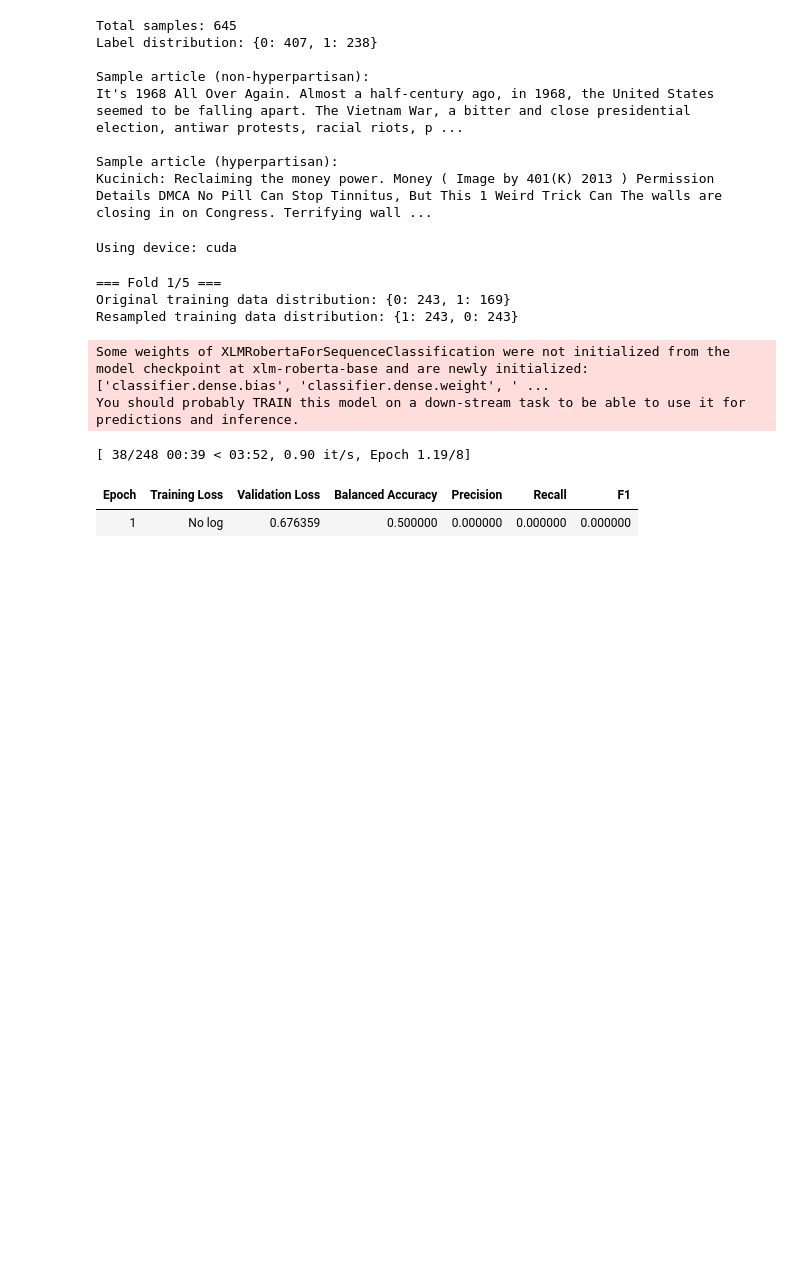
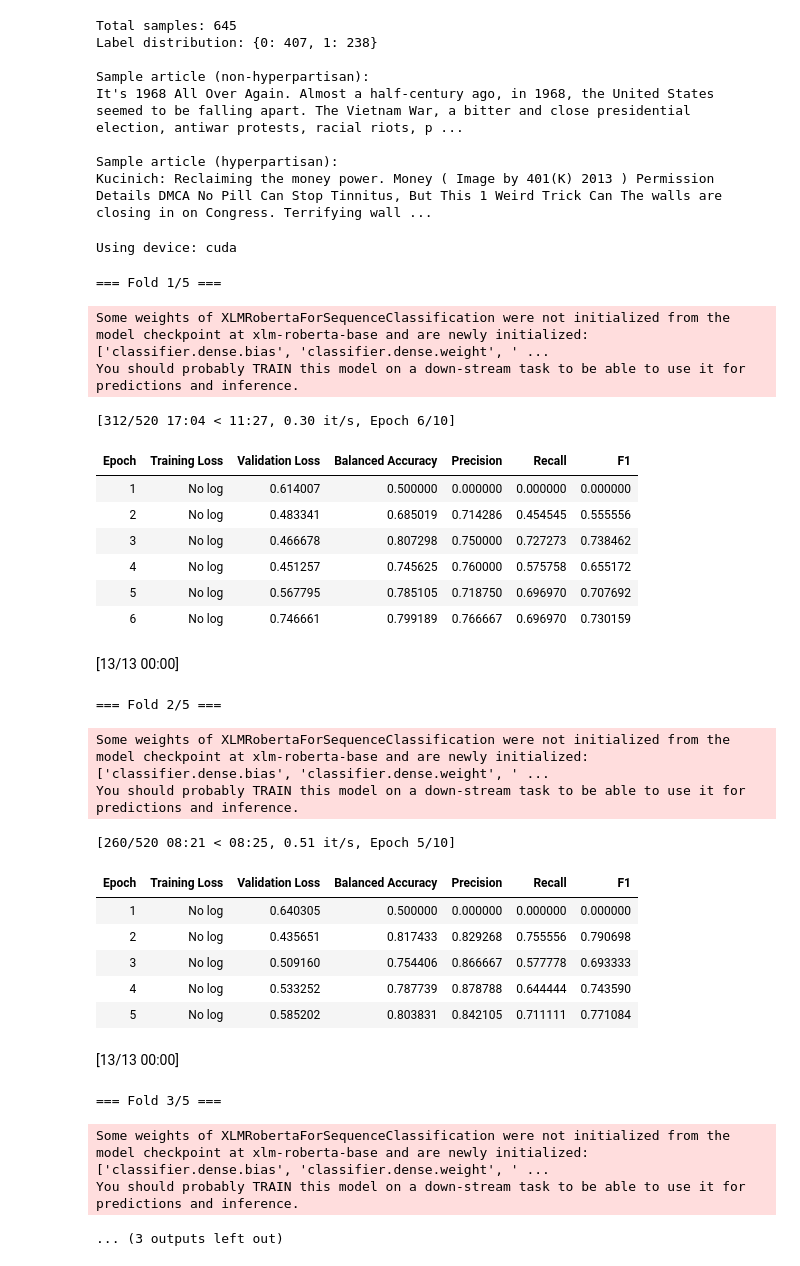
Before and after one commit to badaa002/DAT550-2025---Hyperpartisan-News-Detection-, a Jupyter notebook: notebooks/xlm_roberta.ipynb, the cells around one changed output. Cells and saved outputs as stored; diff of their text form; code cells hidden in the pictures; blank space fills up the shorter version.

```diff
--- a/notebooks/xlm_roberta.ipynb
+++ b/notebooks/xlm_roberta.ipynb
@@ -53,31 +53,32 @@ xlm_roberta_config = XLMRobertaConfig.from_pretrained(model_name)
 xlm_roberta_config.classifier_dropout = config["model"]["classifier_dropout"]
 xlm_roberta_config.num_labels = config["model"]["num_labels"]
 
-def tokenize_texts(texts, labels, tokenizer, max_length=config["data"]["max_length"]):
+
+def tokenize_texts(texts, labels, tokenizer):
     """Tokenize texts and prepare for model input"""
-    dataset_dict = {'text': texts.tolist(), 'label': labels.tolist()}
+    dataset_dict = {"text": texts.tolist(), "label": labels.tolist()}
     dataset = HFDataset.from_dict(dataset_dict)
 
     def tokenize_function(examples):
         return tokenizer(
-            examples['text'],
-            padding='max_length',
-            truncation=True,
-            max_length=max_length,
-            return_tensors='pt'
+            examples["text"],
+            padding=config["tokenizer"]["padding"],
+            truncation=config["tokenizer"]["truncation"],
+            max_length=config["data"]["max_length"],
+            return_tensors=config["tokenizer"]["return_tensors"]
         )
 
     # Map tokenization function
     tokenized_dataset = dataset.map(
         tokenize_function,
-        batched=True,
-        remove_columns=['text']
+        batched=config["tokenizer"]["batch_process"],
+        remove_columns=config["tokenizer"]["remove_columns"]
     )
 
     # Format for PyTorch
     tokenized_dataset.set_format(
-        type='torch',
-        columns=['input_ids', 'attention_mask', 'label']
+        type=config["tokenizer"]["format_type"],
+        columns=config["tokenizer"]["format_columns"]
     )
 
     return tokenized_dataset
@@ -112,7 +113,7 @@ for fold, (train_idx, val_idx) in enumerate(kf.split(X_train)): # Important: Use
 
     # Apply class balancing if configured
     if config["class_balancing"]["use_balancing"]:
-        if config["class_balancing"]["method"] == "oversample":
+        if config["class_balancing"]["method"] == "oversampling":
             ros = RandomOverSampler(random_state=config["cross_validation"]["random_state"])
             train_indices = np.array(range(len(X_train_fold))).reshape(-1, 1)
             train_indices_resampled, y_train_resampled = ros.fit_resample(train_indices, y_train_fold.values)
@@ -151,7 +152,7 @@ for fold, (train_idx, val_idx) in enumerate(kf.split(X_train)): # Important: Use
 
     # Training arguments from config
     training_args = TrainingArguments(
-        output_dir=f"{config['training']['output_dir']}/xlm_roberta_fold_{fold+1}",
+        output_dir=f"{config["training"]["output_dir"]}/xlm_roberta_fold_{fold+1}",
         learning_rate=config["training"]["learning_rate"],
         per_device_train_batch_size=config["training"]["batch_size"],
         per_device_eval_batch_size=config["training"]["eval_batch_size"],
@@ -167,35 +168,54 @@ for fold, (train_idx, val_idx) in enumerate(kf.split(X_train)): # Important: Use
 
     # Initialize trainer
     trainer = Trainer(
         model=model,
         args=training_args,
         train_dataset=train_dataset,
         eval_dataset=val_dataset,
         tokenizer=tokenizer,
         data_collator=data_collator,
         compute_metrics=compute_metrics,
         callbacks=[
             EarlyStoppingCallback(early_stopping_patience=config["training"]["early_stopping_patience"])
             ]
     )
 
     trainer.train()
     results = trainer.evaluate()
     fold_results.append(results)
 
     # Save model
     trainer.save_model(f"{training_args.output_dir}")
 
     # Clear memory
     del model, trainer
     torch.cuda.empty_cache()
 # %% [output]
 === Fold 1/5 ===
-Original training data distribution: {0: 243, 1: 169}
-Resampled training data distribution: {1: 243, 0: 243}
 Some weights of XLMRobertaForSequenceClassification were not initialized from the model checkpoint at xlm-roberta-base and are newly initialized: ['classifier.dense.bias', 'classifier.dense.weight', ' ...
 You should probably TRAIN this model on a down-stream task to be able to use it for predictions and inference.
-[ 38/248 00:39 < 03:52, 0.90 it/s, Epoch 1.19/8]
+[312/520 17:04 < 11:27, 0.30 it/s, Epoch 6/10]
 | Epoch | Training Loss | Validation Loss | Balanced Accuracy | Precision | Recall | F1 |
-| 1 | No log | 0.676359 | 0.500000 | 0.000000 | 0.000000 | 0.000000 |
+| 1 | No log | 0.614007 | 0.500000 | 0.000000 | 0.000000 | 0.000000 |
+| 2 | No log | 0.483341 | 0.685019 | 0.714286 | 0.454545 | 0.555556 |
+| 3 | No log | 0.466678 | 0.807298 | 0.750000 | 0.727273 | 0.738462 |
+| 4 | No log | 0.451257 | 0.745625 | 0.760000 | 0.575758 | 0.655172 |
+| 5 | No log | 0.567795 | 0.785105 | 0.718750 | 0.696970 | 0.707692 |
+| 6 | No log | 0.746661 | 0.799189 | 0.766667 | 0.696970 | 0.730159 |
+[13/13 00:00]
+=== Fold 2/5 ===
+Some weights of XLMRobertaForSequenceClassification were not initialized from the model checkpoint at xlm-roberta-base and are newly initialized: ['classifier.dense.bias', 'classifier.dense.weight', ' ...
+You should probably TRAIN this model on a down-stream task to be able to use it for predictions and inference.
+[260/520 08:21 < 08:25, 0.51 it/s, Epoch 5/10]
+| Epoch | Training Loss | Validation Loss | Balanced Accuracy | Precision | Recall | F1 |
+| 1 | No log | 0.640305 | 0.500000 | 0.000000 | 0.000000 | 0.000000 |
+| 2 | No log | 0.435651 | 0.817433 | 0.829268 | 0.755556 | 0.790698 |
+| 3 | No log | 0.509160 | 0.754406 | 0.866667 | 0.577778 | 0.693333 |
+| 4 | No log | 0.533252 | 0.787739 | 0.878788 | 0.644444 | 0.743590 |
+| 5 | No log | 0.585202 | 0.803831 | 0.842105 | 0.711111 | 0.771084 |
+[13/13 00:00]
+=== Fold 3/5 ===
+Some weights of XLMRobertaForSequenceClassification were not initialized from the model checkpoint at xlm-roberta-base and are newly initialized: ['classifier.dense.bias', 'classifier.dense.weight', ' ...
+You should probably TRAIN this model on a down-stream task to be able to use it for predictions and inference.
+... (3 outputs left out)
 # %%
```
Also changed, not shown: parts of 7 cells of this notebook, 1 other file.
